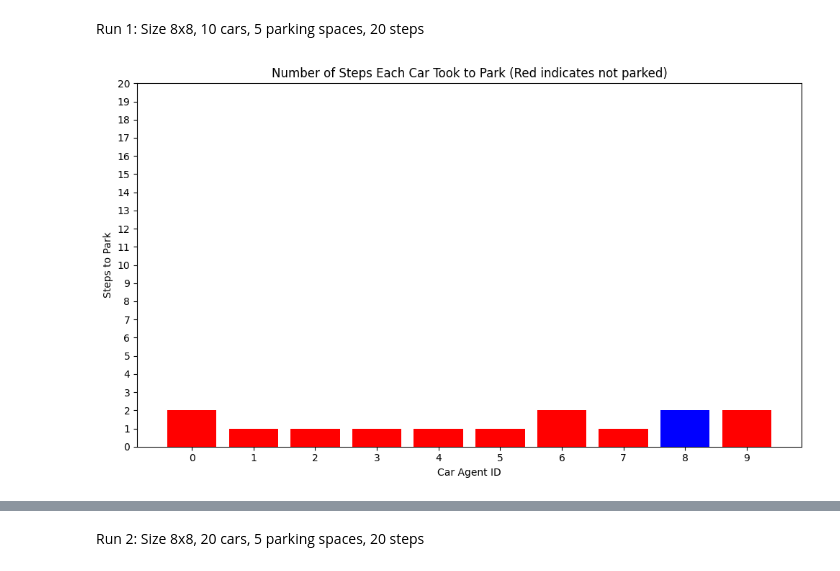
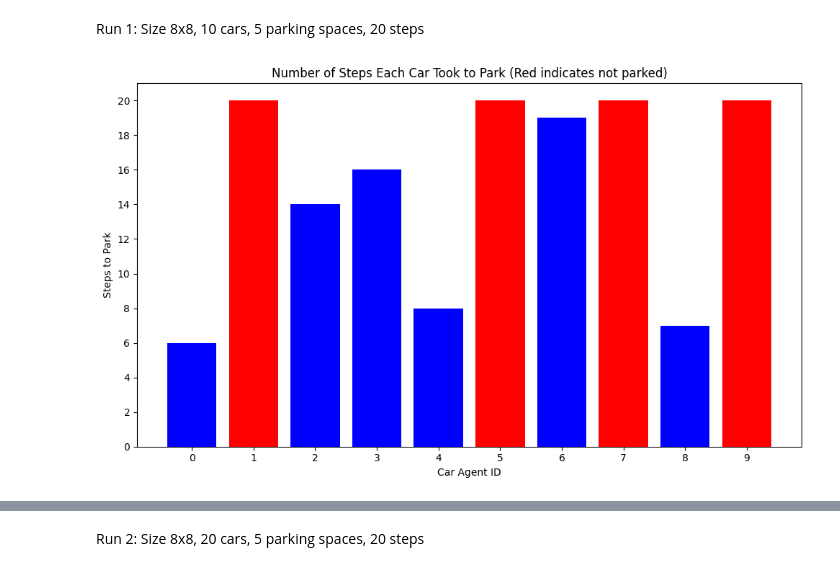
Before and after one commit to sebdanielsson/gik2nx, a Jupyter notebook: assignment1/assignment1.ipynb, the cells around one changed output, grey strips where cells are left out. Drawn from its saved outputs; the diff is of its cells as text; code cells hidden in the pictures.

```diff
--- a/assignment1/assignment1.ipynb
+++ b/assignment1/assignment1.ipynb
@@ -285,24 +319,24 @@ Run 1: Size 8x8, 10 cars, 5 parking spaces, 20 steps
 # %%
 # Configure the model
 num_steps = 20
 num_cars = 10
 num_parking_spaces = 5
-size = 8
+size = 5
 
 # Create the model
-model = runModel(num_steps, num_cars, size, num_parking_spaces)
+model = runModel(num_steps, size, num_cars, num_parking_spaces)
 data = model.datacollector.get_agent_vars_dataframe()
 
 plotData(data, num_steps)
 
 # Generate a video of the simulation
 filename = 'simulation2_run1.mp4'
 generate_video(model, filename)
 
 # Show the video
 Video(filename, embed=True)
 # %% [output]
-[figure, old version]
+[figure, new version]
 [interactive output not drawn]
 # %% [markdown]
 Run 2: Size 8x8, 20 cars, 5 parking spaces, 20 steps
```
Also changed, not shown: parts of 4 cells of this notebook, 2 other files.
